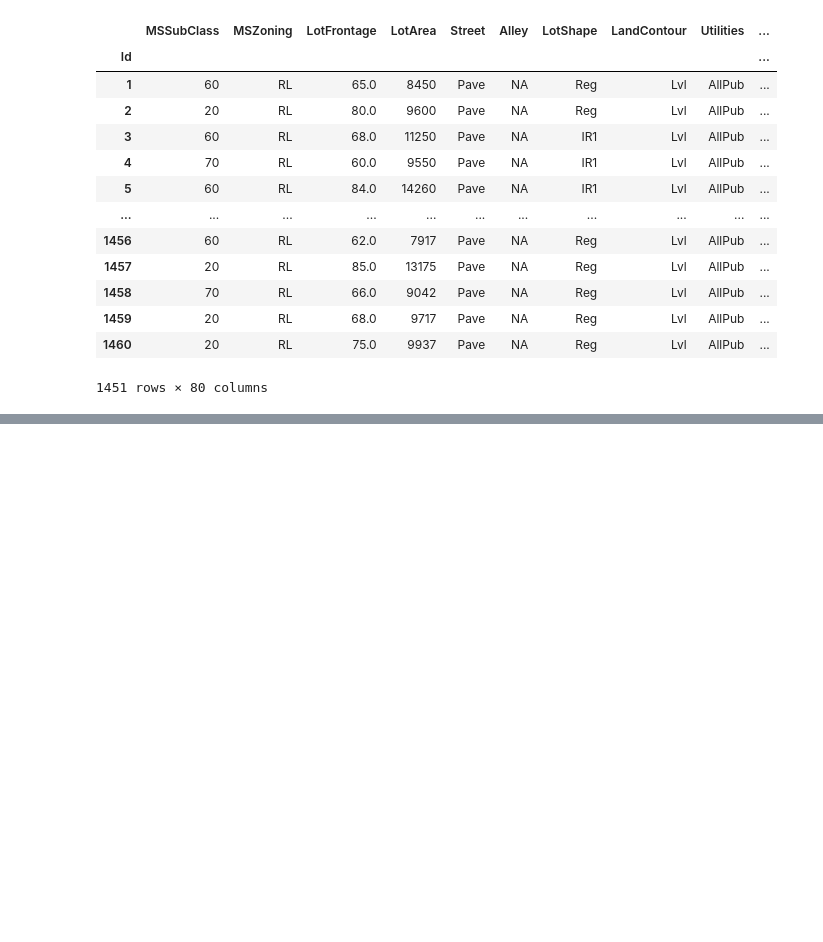
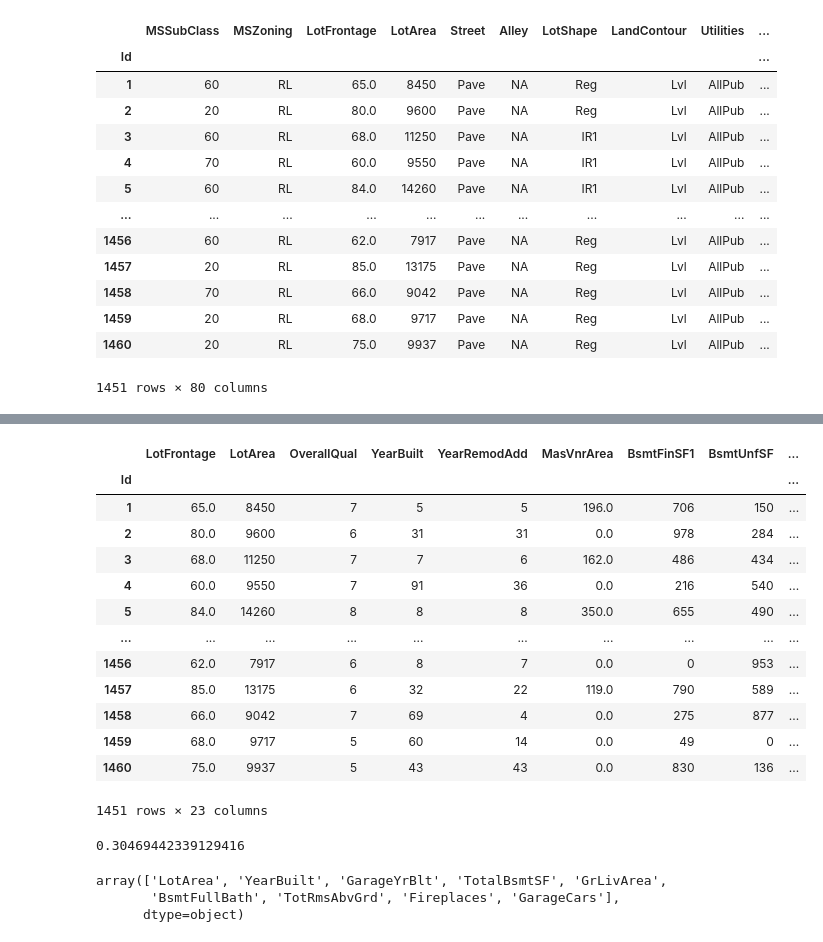
Before and after one commit to jackng310/KaggleProject, a Jupyter notebook: FeatureEngineering_Jack.ipynb, the cells around one changed output, grey strips where cells are left out. Drawn from its saved outputs; the diff is of its cells as text; code cells hidden in the pictures; blank space fills up the shorter version.

```diff
--- a/FeatureEngineering_Jack.ipynb
+++ b/FeatureEngineering_Jack.ipynb
@@ -184,0 +272,26 @@ dummies
+# %%
+correlations = numerical.corr()
+SP_corr = correlations[abs(correlations['SalePrice']) > .2].index
+# %%
+SP2 = pd.DataFrame(data[SP_corr])
+# %%
+SP2
+# %% [output]
+|  | LotFrontage | LotArea | OverallQual | YearBuilt | YearRemodAdd | MasVnrArea | BsmtFinSF1 | BsmtUnfSF | ... |
+| Id |  |  |  |  |  |  |  |  | ... |
+| 1 | 65.0 | 8450 | 7 | 5 | 5 | 196.0 | 706 | 150 | ... |
+| 2 | 80.0 | 9600 | 6 | 31 | 31 | 0.0 | 978 | 284 | ... |
+| 3 | 68.0 | 11250 | 7 | 7 | 6 | 162.0 | 486 | 434 | ... |
+| 4 | 60.0 | 9550 | 7 | 91 | 36 | 0.0 | 216 | 540 | ... |
+| 5 | 84.0 | 14260 | 8 | 8 | 8 | 350.0 | 655 | 490 | ... |
+| ... | ... | ... | ... | ... | ... | ... | ... | ... | ... |
+| 1456 | 62.0 | 7917 | 6 | 8 | 7 | 0.0 | 0 | 953 | ... |
+| 1457 | 85.0 | 13175 | 6 | 32 | 22 | 119.0 | 790 | 589 | ... |
+| 1458 | 66.0 | 9042 | 7 | 69 | 4 | 0.0 | 275 | 877 | ... |
+| 1459 | 68.0 | 9717 | 5 | 60 | 14 | 0.0 | 49 | 0 | ... |
+| 1460 | 75.0 | 9937 | 5 | 43 | 43 | 0.0 | 830 | 136 | ... |
+1451 rows × 23 columns
+# %%
+SP2['LotFrontage'].corr(SP2['LotArea'])
+# %% [output]
+0.30469442339129416
@@ -184,0 +311,6 @@ dummies
+# %%
+drop[0].unique()
+# %% [output]
+array(['LotArea', 'YearBuilt', 'GarageYrBlt', 'TotalBsmtSF', 'GrLivArea',
+       'BsmtFullBath', 'TotRmsAbvGrd', 'Fireplaces', 'GarageCars'],
+      dtype=object)
```
Also changed, not shown: parts of 16 cells of this notebook, 1 other file.
